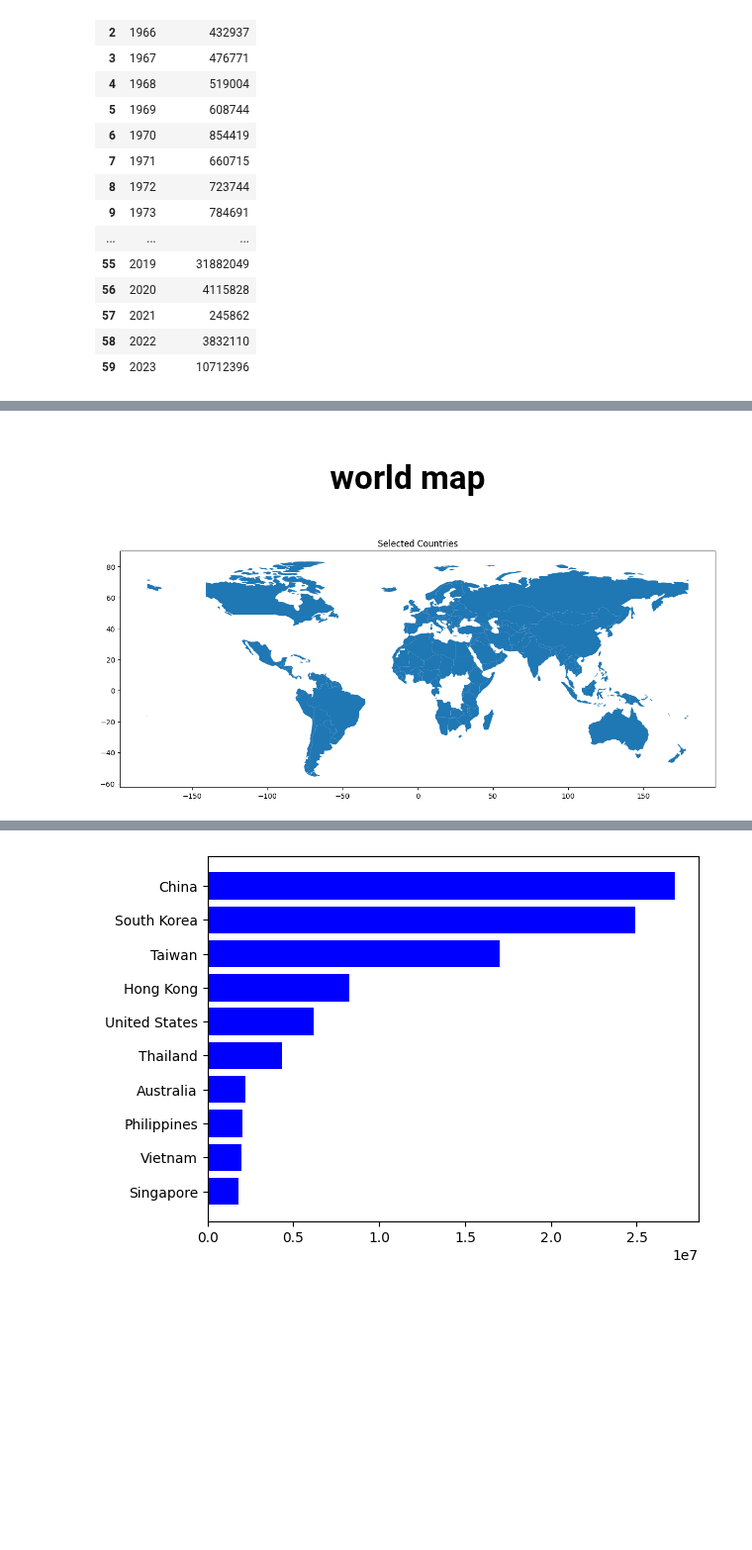
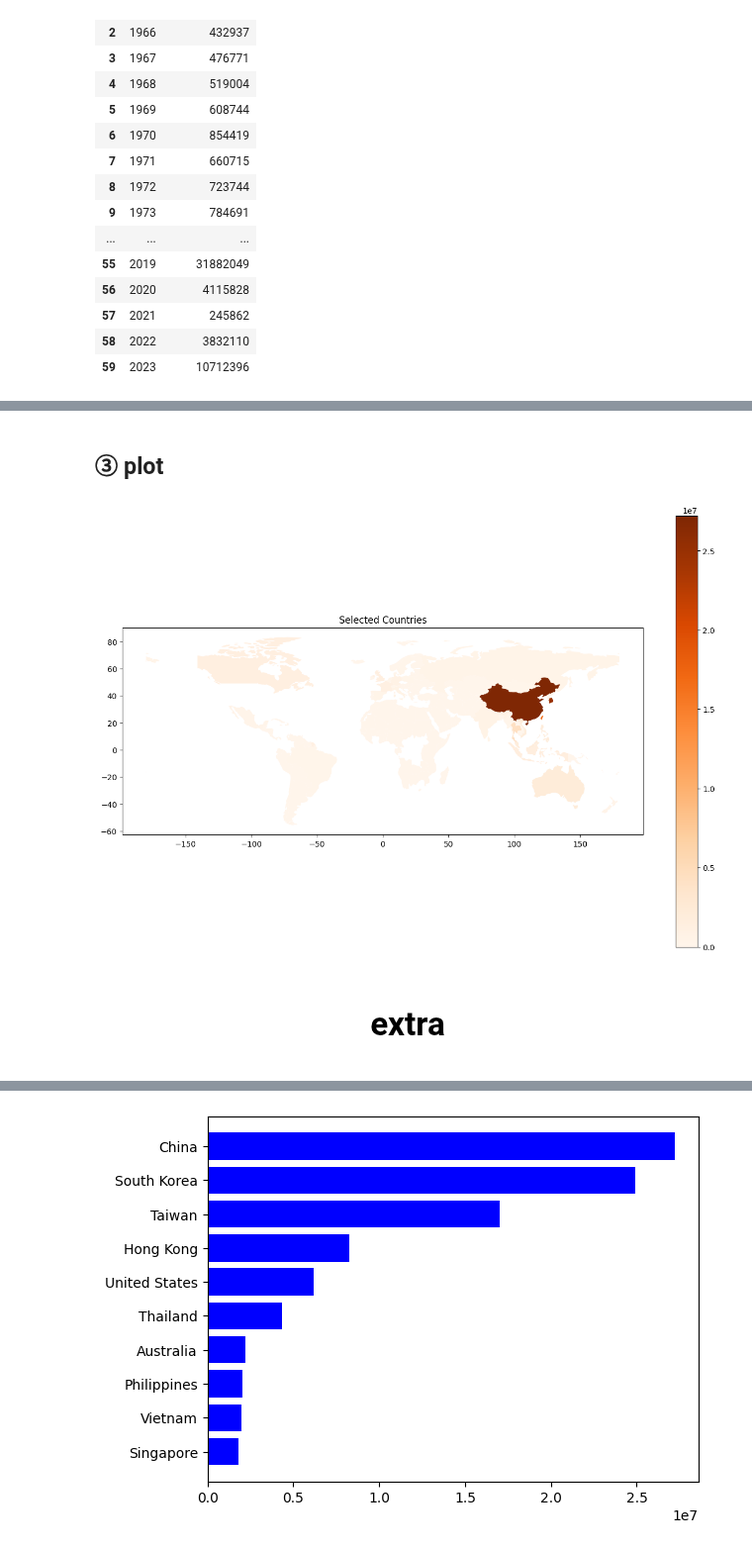
Before and after one commit to riicon72/kaggle, a Jupyter notebook: notebook_eda/eda-visitors-year-month.ipynb, the cells around one changed output, grey strips where cells are left out. Shown at 99% size. Cells and saved outputs as stored; diff of their text form; code cells hidden in the pictures; blank space fills up the shorter version.

```diff
--- a/notebook_eda/eda-visitors-year-month.ipynb
+++ b/notebook_eda/eda-visitors-year-month.ipynb
@@ -110,0 +141,7 @@ df_year.describe()
+# %%
+df_drop = df_month.drop(['Month ','Year'], axis=1)
+grouped = df_drop.groupby('Country/Area')
+group_sums = grouped.sum()
+group_sum = group_sums.reset_index()
+df = group_sum
+df
@@ -110,0 +164,3 @@ df_year.describe()
+# %%
+world_to_plot_df = pd.merge(world_to_plot, df, left_on='name', right_on='Country/Area', how='outer')
+world_to_plot_df
@@ -111,63 +181,11 @@ df_year.describe()
+# %% [markdown]
+## ③ plot
+# %%
+world_to_plot_df.plot(column="Visitor", legend=True, cmap="Oranges",figsize=(15, 10))
+plt.title('Selected Countries')
+plt.show()
+# %% [output]
+[figure, added]
 # %% [markdown]
 <a id="1"></a>
-# <p style="background-image: url(https://i.postimg.cc/CL6cTnJM/publicdomainq-0032797.jpg);font-family:camtasia;font-size:120%;color:Black;text-align:center;border-radius:15px 50px; padding:7px"> world map</p>
+# <p style="background-image: url(https://i.postimg.cc/CL6cTnJM/publicdomainq-0032797.jpg);font-family:camtasia;font-size:120%;color:Black;text-align:center;border-radius:15px 50px; padding:7px"> extra </p>
-# %%
-import geopandas as gpd
-import matplotlib.pyplot as plt
-
-# 国と対応する地理的なデータを持つGeoDataFrameを作成
-world = gpd.read_file(gpd.datasets.get_path('naturalearth_lowres'))
-
-# プロットする国のリスト
-countries_to_plot = ['Afghanistan', 'Albania', 'Algeria', 'Andorra', 'Angola',
-       'Antigua and Barbuda', 'Argentina', 'Armenia', 'Australia',
-       'Austria', 'Azerbaijan', 'Bahrain', 'Bangladesh', 'Barbados',
-       'Belarus', 'Belgium', 'Belize', 'Benin', 'Bhutan', 'Bolivia',
-       'Bosnia and Herzegovina', 'Botswana', 'Brazil', 'Brunei',
-       'Bulgaria', 'Burkina Faso', 'Burundi', 'Cambodia', 'Cameroon',
-       'Canada', 'Cape Verde', 'Central Africa', 'Chad', 'Chile', 'China',
-       'Columbia', 'Comoros', 'Costa Rica', "Cote d'Ivoire", 'Croatia',
-       'Cuba', 'Cyprus', 'Czech Republic',
-       'Democratic Republic of the Congo', 'Denmark', 'Djibouti',
-       'Dominica', 'Dominican Republic', 'East Germany', 'East Timor',
-       'Ecuador', 'Egypt', 'El Salvador', 'Equatorial Guinea', 'Eritrea',
-       'Estonia', 'Eswatini', 'Ethiopia', 'Fiji', 'Finland', 'France',
-       'Gabon', 'Gambia', 'Georgia', 'Germany', 'Ghana', 'Greece',
-       'Grenada', 'Guatemala', 'Guinea', 'Guinea-Bissau', 'Guyana',
-       'Haiti', 'Honduras', 'Hong Kong', 'Hungary', 'Iceland', 'India',
-       'Indonesia', 'Iran', 'Iraq', 'Ireland', 'Israel', 'Italy',
-       'Jamaica', 'Jordan', 'Kazakhstan', 'Kenya', 'Kiribati', 'Kuwait',
-       'Kyrgyzstan', 'Laos', 'Latvia', 'Lebanon', 'Lesotho', 'Liberia',
-       'Libya', 'Liechtenstein', 'Lithuania', 'Luxembourg', 'Macau',
-       'Madagascar', 'Malawi', 'Malaysia', 'Maldives', 'Mali', 'Malta',
-       'Marshall', 'Mauritania', 'Mauritius', 'Mexico', 'Micronesia',
-       'Moldova', 'Monaco', 'Mongolia', 'Montenegro', 'Morocco',
-       'Mozambique', 'Myanmar', 'Namibia', 'Nauru', 'Nepal',
-       'Netherlands', 'New Zealand', 'Nicaragua', 'Niger', 'Nigeria',
-       'North Korea', 'North Macedonia', 'Norway', 'Oman', 'Pakistan',
-       'Palau', 'Palestine', 'Panama', 'Papua New Guinea', 'Paraguay',
-       'Peru', 'Philippines', 'Poland', 'Portugal', 'Qatar',
-       'Republic of Congo', 'Republic of Kosovo',
-       'Republic of South Africa', 'Republic of South Sudan', 'Romania',
-       'Russia', 'Rwanda', 'Saint Kitts and Nevis', 'Saint Lucia',
-       'Saint Vincent', 'Samoa', 'San Marino', 'Sao Tome and Principe',
-       'Saudi Arabia', 'Senegal', 'Serbia', 'Serbia and Montenegro',
-       'Seychelles', 'Sierra Leone', 'Singapore', 'Slovakia', 'Slovenia',
-       'Solomon', 'Somalia', 'South Korea', 'South Yemen', 'Spain',
-       'Sri Lanka', 'Stateless and others', 'Sudan', 'Suriname', 'Sweden',
-       'Switzerland', 'Syria', 'Taiwan', 'Tajikistan', 'Tanzania',
-       'Thailand', 'The Bahamas', 'Togo', 'Tonga', 'Trinidad and Tobago',
-       'Tunisia', 'Turkey', 'Turkmenistan', 'Tuvalu', 'Uganda', 'Ukraine',
-       'United Arab Emirates', 'United Kingdom', 'United States',
-       'Unknown', 'Uruguay', 'Uzbekistan', 'Vanuatu', 'Vatican',
-       'Venezuela', 'Vietnam', 'Yemen', 'Zambia', 'Zimbabwe']
-
-# プロット対象のデータを抽出
-world_to_plot = world[world['name'].isin(countries_to_plot)]
-
-# プロット
-world_to_plot.plot(figsize=(15, 10))
-plt.title('Selected Countries')
-plt.show()
-# %% [output]
-[figure, removed]
```
Also changed, not shown: parts of 26 cells of this notebook.
